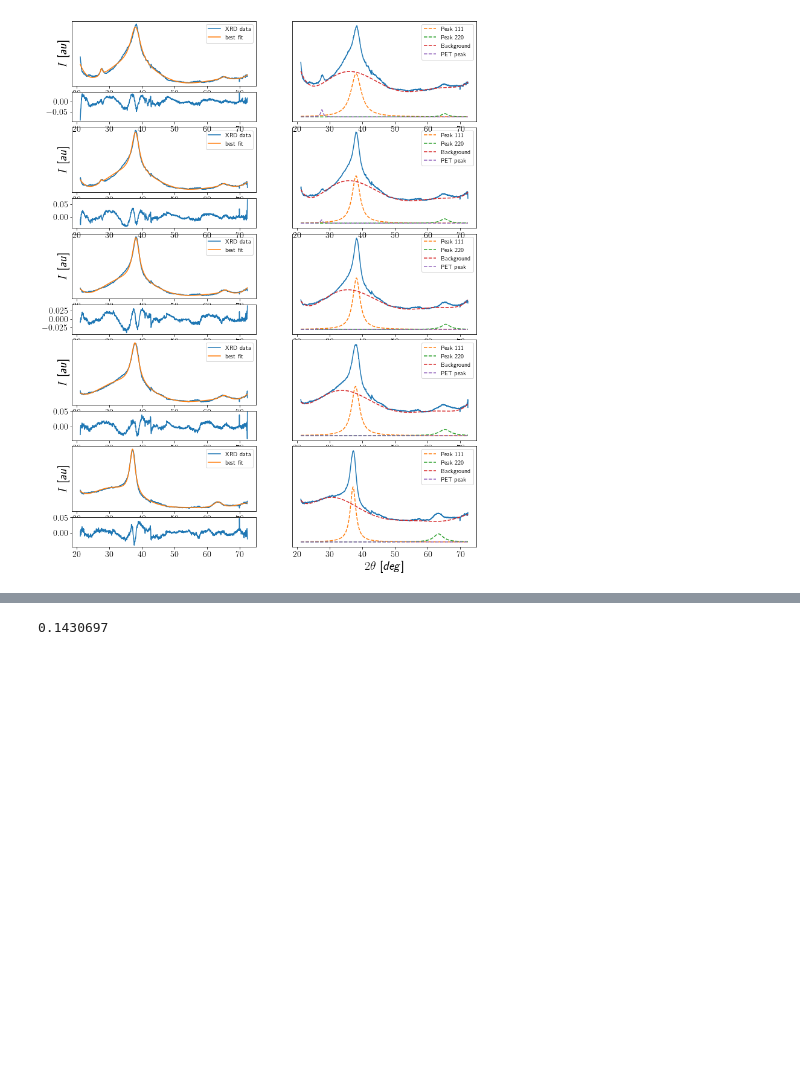
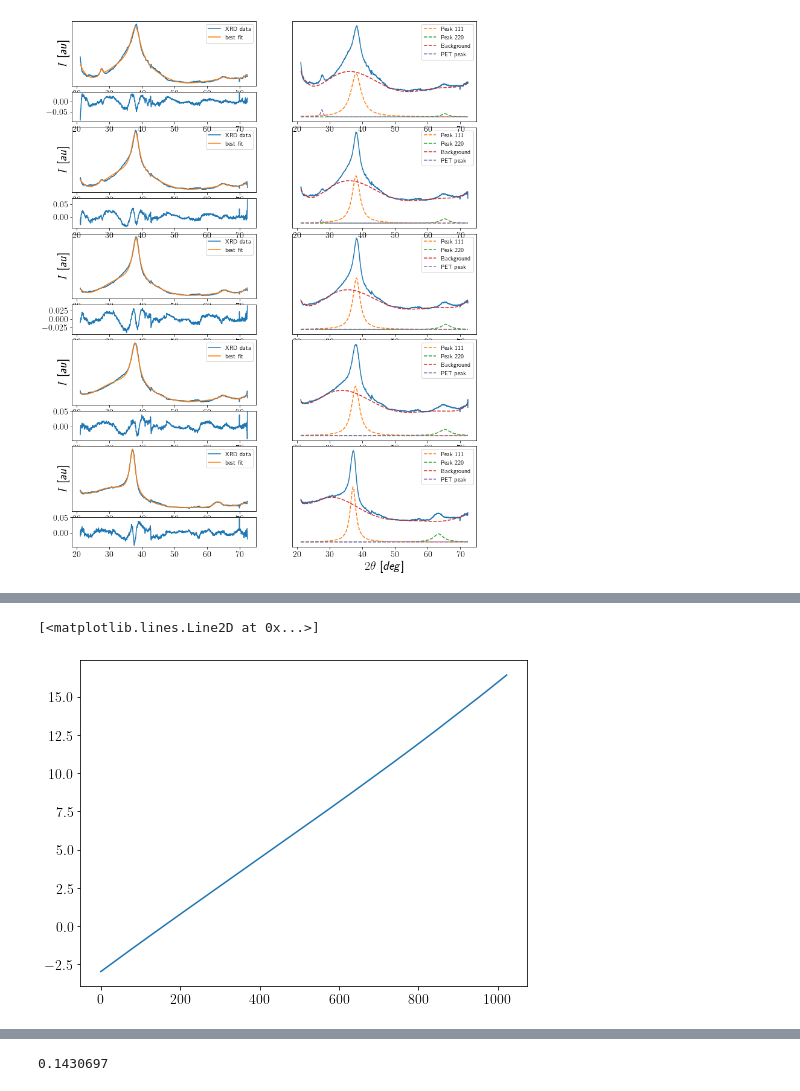
Before and after one commit to HeuserB/PhD_Thesis, a Jupyter notebook: notebooks/diamond_formation_LW03/diamond_formation.ipynb, the cells around one changed output, grey strips where cells are left out. Saved outputs shown, nothing was run; the diff lists cells and outputs as text; code cells hidden in the pictures; blank space fills up the shorter version.

```diff
--- a/notebooks/diamond_formation_LW03/diamond_formation.ipynb
+++ b/notebooks/diamond_formation_LW03/diamond_formation.ipynb
@@ -526,3 +576,8 @@ dict_values([9.0, 8.0, 7.0, 10.0, 11.0])
+# %%
+plt.plot(ticksPos,t_r182)
+# %% [output]
+[<matplotlib.lines.Line2D at 0x...>]
+[figure, added]
 # %%
 runs                = [182,186,188,190,192,289]
 d_111_ambient       = 2.04382
```
Also changed, not shown: parts of 17 cells of this notebook, 2 other files.
